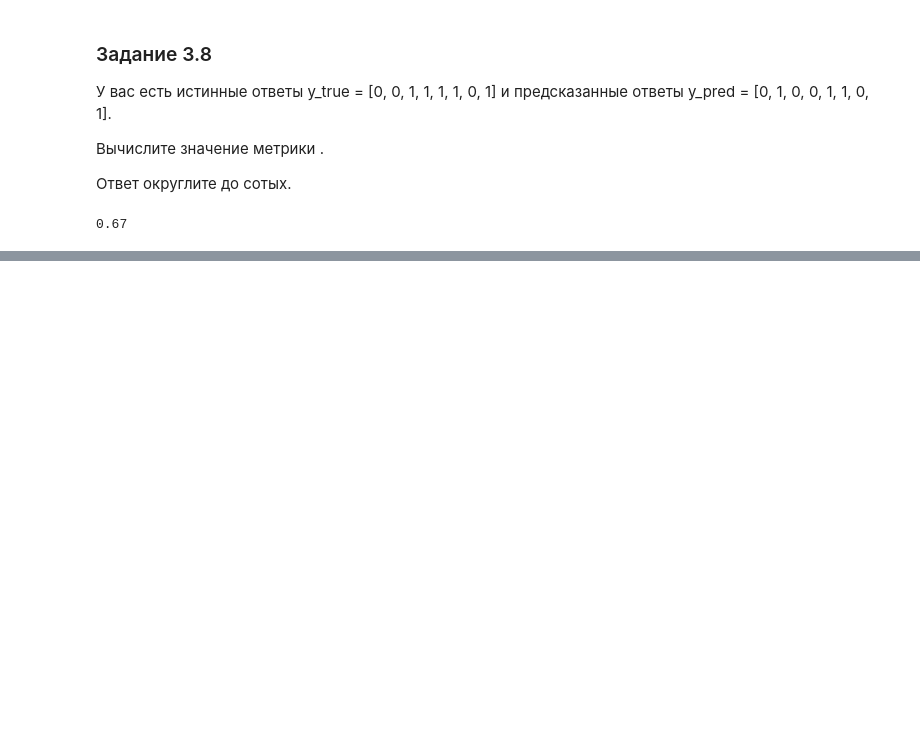
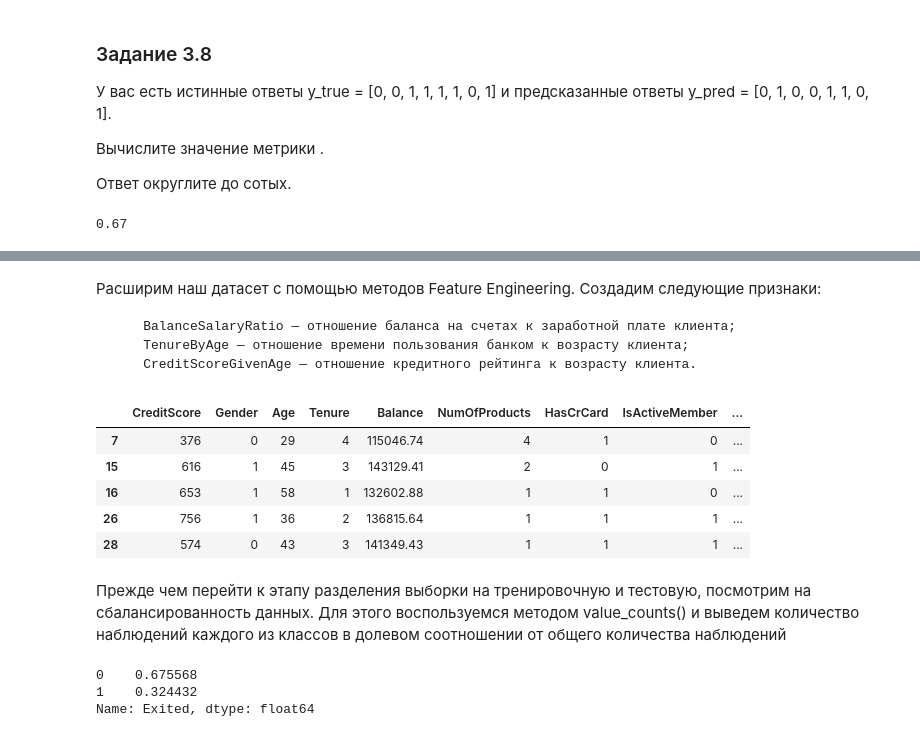
Before and after one commit to Alexx-Yu/python_classes, a Jupyter notebook: Module 32 - ML-3/Practice.ipynb, the cells around one changed output, grey strips where cells are left out. Saved outputs shown, nothing was run; the diff lists cells and outputs as text; code cells hidden in the pictures; blank space fills up the shorter version.

```diff
--- a/Module 32 - ML-3/Practice.ipynb
+++ b/Module 32 - ML-3/Practice.ipynb
@@ -146,0 +210,23 @@ print(f'{metrics.f1_score(y_true, y_pred):.2f}')
+# %% [markdown]
+Расширим наш датасет с помощью методов Feature Engineering. Создадим следующие признаки:
+
+        BalanceSalaryRatio — отношение баланса на счетах к заработной плате клиента;
+        TenureByAge — отношение времени пользования банком к возрасту клиента;
+        CreditScoreGivenAge — отношение кредитного рейтинга к возрасту клиента.
+# %%
+churn_data['BalanceSalaryRatio'] = churn_data['Balance']/churn_data['EstimatedSalary']
+churn_data['TenureByAge'] = churn_data['Tenure']/(churn_data['Age'])
+churn_data['CreditScoreGivenAge'] = churn_data['CreditScore']/(churn_data['Age'])
+# %%
+# Также перекодируем единственный текстовый категориальный признак Gender в бинарный столбец
+# (1 — 'Male', 0 — 'Female')
+
+churn_data['Gender'] = churn_data['Gender'].apply(lambda x: 1 if x=='Male' else 0)
+churn_data.head()
+# %% [output]
+|  | CreditScore | Gender | Age | Tenure | Balance | NumOfProducts | HasCrCard | IsActiveMember | ... |
+| 7 | 376 | 0 | 29 | 4 | 115046.74 | 4 | 1 | 0 | ... |
+| 15 | 616 | 1 | 45 | 3 | 143129.41 | 2 | 0 | 1 | ... |
+| 16 | 653 | 1 | 58 | 1 | 132602.88 | 1 | 1 | 0 | ... |
+| 26 | 756 | 1 | 36 | 2 | 136815.64 | 1 | 1 | 1 | ... |
+| 28 | 574 | 0 | 43 | 3 | 141349.43 | 1 | 1 | 1 | ... |
@@ -146,0 +244,8 @@ print(f'{metrics.f1_score(y_true, y_pred):.2f}')
+# %% [markdown]
+Прежде чем перейти к этапу разделения выборки на тренировочную и тестовую, посмотрим на сбалансированность данных. Для этого воспользуемся методом value_counts() и выведем количество наблюдений каждого из классов в долевом соотношении от общего количества наблюдений
+# %%
+y.value_counts(normalize=True)
+# %% [output]
+0    0.675568
+1    0.324432
+Name: Exited, dtype: float64
```
Also changed, not shown: parts of 23 cells of this notebook.
